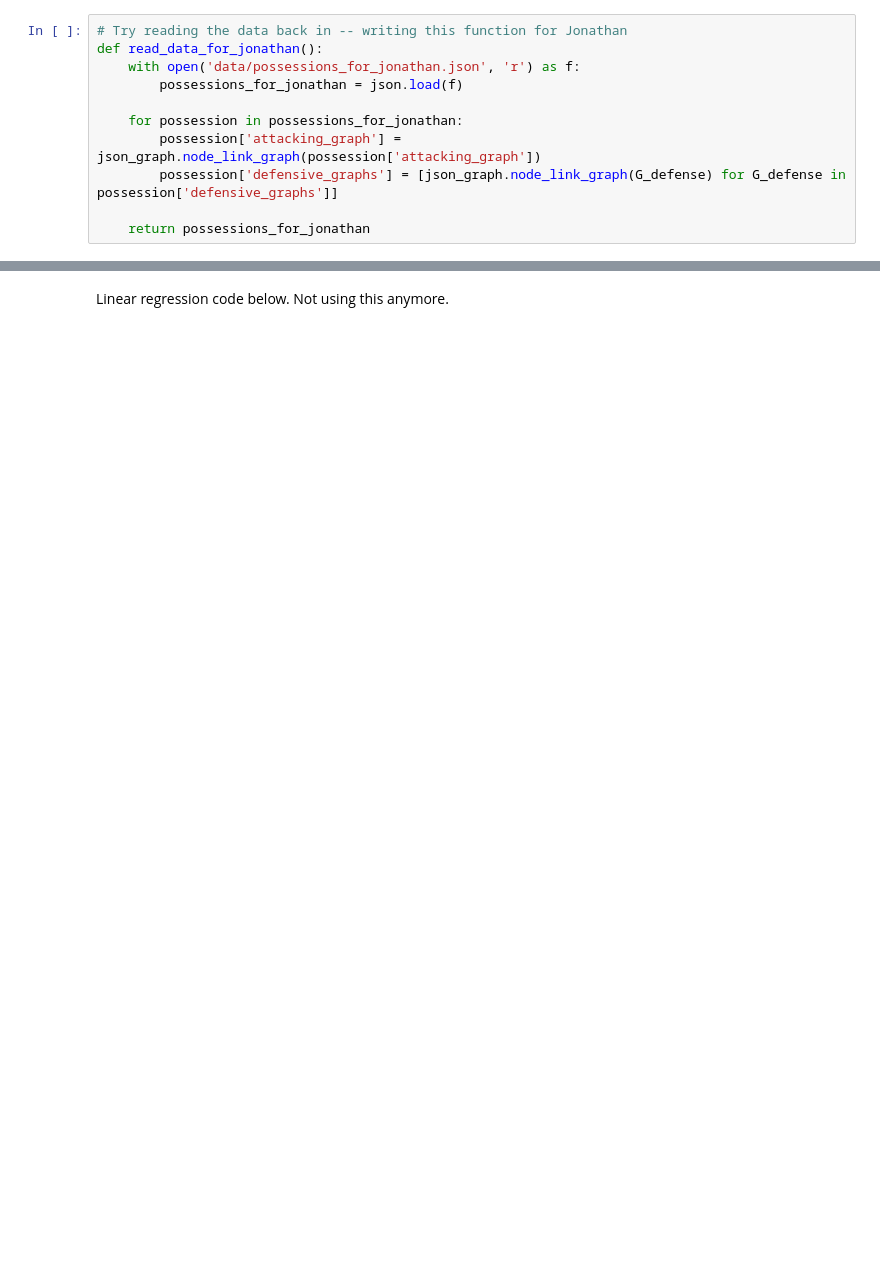
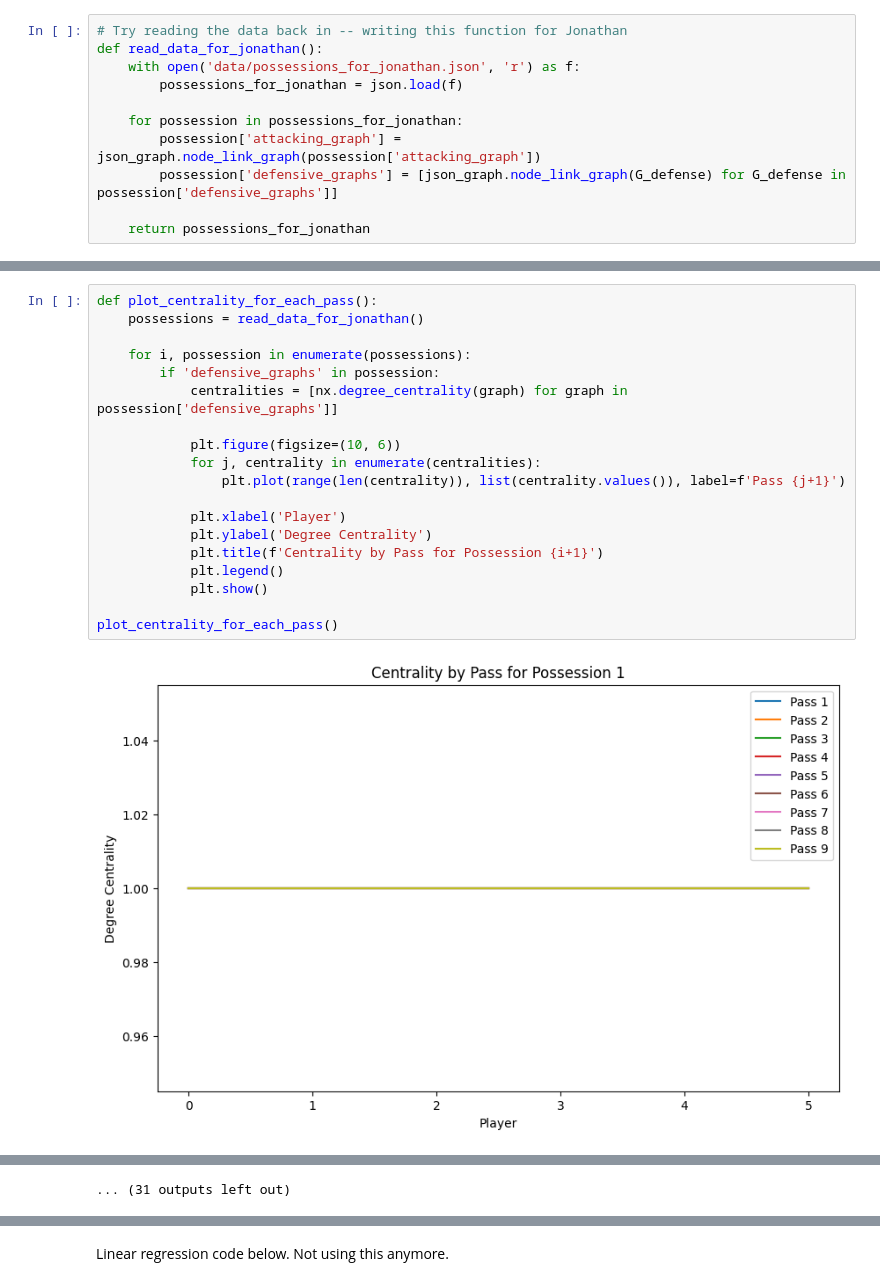
Before and after one commit to Jonathannsegal/networks, a Jupyter notebook: create_graphs.ipynb, the cells around one changed output, grey strips where cells are left out. Saved outputs shown, nothing was run; the diff lists cells and outputs as text; blank space fills up the shorter version.

Commit message:
defensive graph

```diff
--- a/create_graphs.ipynb
+++ b/create_graphs.ipynb
@@ -207,0 +230,21 @@ def read_data_for_jonathan():
+# %%
+def plot_centrality_for_each_pass():
+    possessions = read_data_for_jonathan()
+
+    for i, possession in enumerate(possessions):
+        if 'defensive_graphs' in possession:
+            centralities = [nx.degree_centrality(graph) for graph in possession['defensive_graphs']]
+
+            plt.figure(figsize=(10, 6))
+            for j, centrality in enumerate(centralities):
+                plt.plot(range(len(centrality)), list(centrality.values()), label=f'Pass {j+1}')
+
+            plt.xlabel('Player')
+            plt.ylabel('Degree Centrality')
+            plt.title(f'Centrality by Pass for Possession {i+1}')
+            plt.legend()
+            plt.show()
+
+plot_centrality_for_each_pass()
+# %% [output]
+[figure, added]
@@ -207,0 +262 @@ def read_data_for_jonathan():
+... (31 outputs left out)
```
Also changed, not shown: parts of 12 cells of this notebook.
